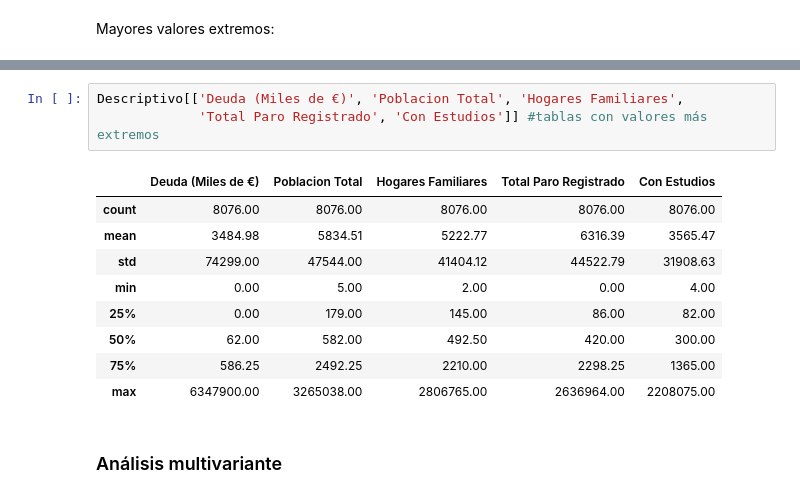
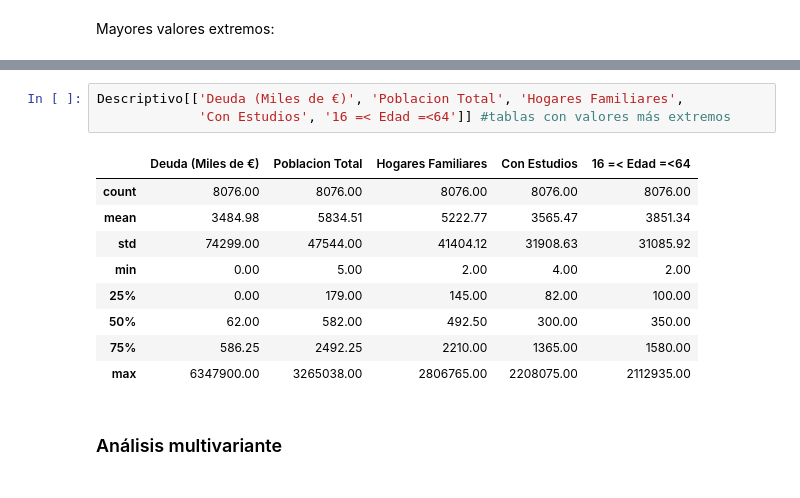
Before and after one commit to AdrianaBorrajo/Despoblacion, a Jupyter notebook: 5.Analisis_Preliminar_Variables/Analisis_Preliminar_Despoblacion.ipynb, the cells around one changed output, grey strips where cells are left out. Cells and saved outputs as stored; diff of their text form.

```diff
--- a/5.Analisis_Preliminar_Variables/Analisis_Preliminar_Despoblacion.ipynb
+++ b/5.Analisis_Preliminar_Variables/Analisis_Preliminar_Despoblacion.ipynb
@@ -452,17 +452,17 @@ Umbral                                           1.0
 Length: 70, dtype: float64
 # %%
 Descriptivo[['Deuda (Miles de €)', 'Poblacion Total', 'Hogares Familiares',
-             'Total Paro Registrado', 'Con Estudios']] #tablas con valores más extremos
+             'Con Estudios', '16 =< Edad =<64']] #tablas con valores más extremos
 # %% [output]
-|  | Deuda (Miles de €) | Poblacion Total | Hogares Familiares | Total Paro Registrado | Con Estudios |
+|  | Deuda (Miles de €) | Poblacion Total | Hogares Familiares | Con Estudios | 16 =< Edad =<64 |
 | count | 8076.00 | 8076.00 | 8076.00 | 8076.00 | 8076.00 |
-| mean | 3484.98 | 5834.51 | 5222.77 | 6316.39 | 3565.47 |
-| std | 74299.00 | 47544.00 | 41404.12 | 44522.79 | 31908.63 |
-| min | 0.00 | 5.00 | 2.00 | 0.00 | 4.00 |
-| 25% | 0.00 | 179.00 | 145.00 | 86.00 | 82.00 |
-| 50% | 62.00 | 582.00 | 492.50 | 420.00 | 300.00 |
-| 75% | 586.25 | 2492.25 | 2210.00 | 2298.25 | 1365.00 |
-| max | 6347900.00 | 3265038.00 | 2806765.00 | 2636964.00 | 2208075.00 |
+| mean | 3484.98 | 5834.51 | 5222.77 | 3565.47 | 3851.34 |
+| std | 74299.00 | 47544.00 | 41404.12 | 31908.63 | 31085.92 |
+| min | 0.00 | 5.00 | 2.00 | 4.00 | 2.00 |
+| 25% | 0.00 | 179.00 | 145.00 | 82.00 | 100.00 |
+| 50% | 62.00 | 582.00 | 492.50 | 300.00 | 350.00 |
+| 75% | 586.25 | 2492.25 | 2210.00 | 1365.00 | 1580.00 |
+| max | 6347900.00 | 3265038.00 | 2806765.00 | 2208075.00 | 2112935.00 |
 # %% [markdown]
 ### Análisis multivariante
 # %% [markdown]
```
Also changed, not shown: parts of 12 cells of this notebook.
